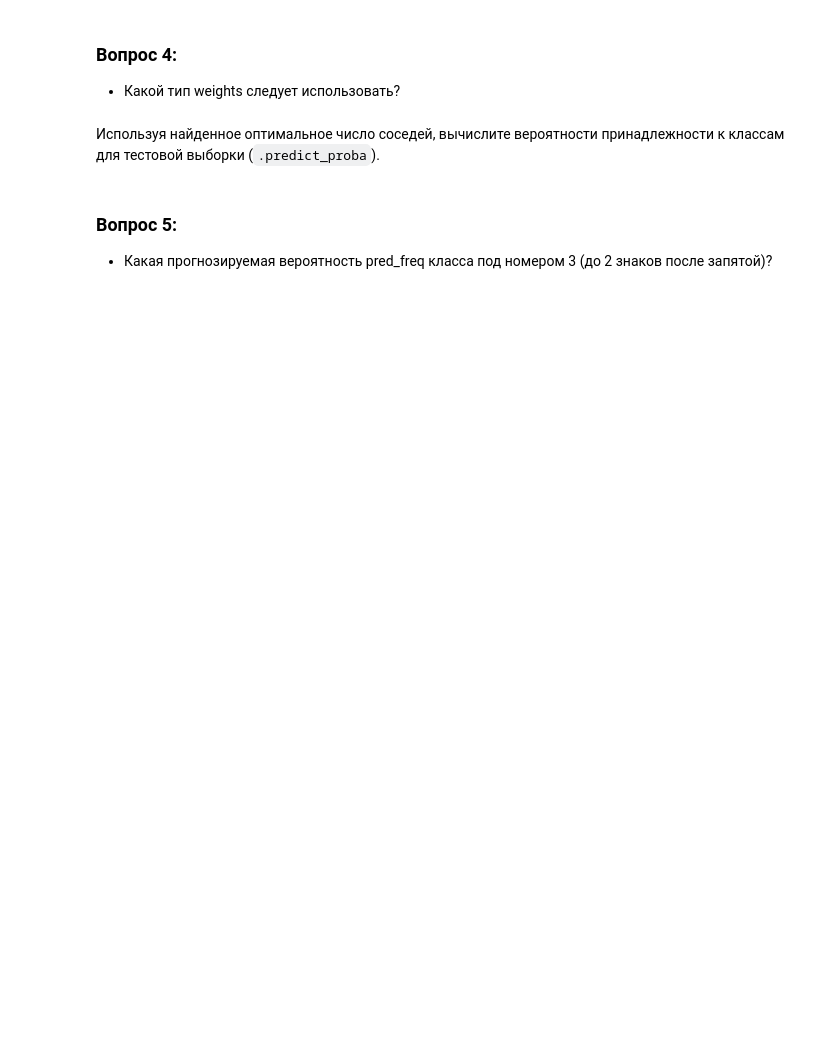
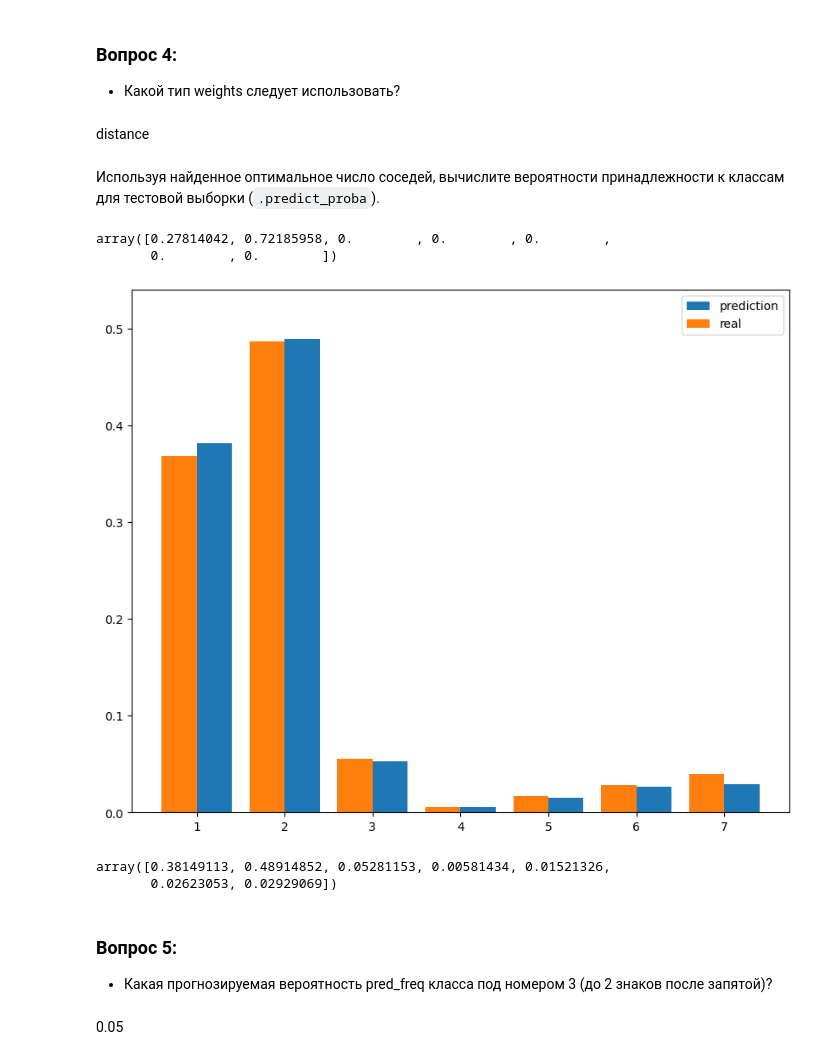
Before and after one commit to alla-bobrova/Deep-Learning-School-MFTI, a Jupyter notebook: 2022/04. KNN/[homework]knn.ipynb, the cells around one changed output. Drawn from its saved outputs; the diff is of its cells as text; code cells hidden in the pictures; blank space fills up the shorter version.

```diff
--- a/2022/04. KNN/[homework]knn.ipynb
+++ b/2022/04. KNN/[homework]knn.ipynb
@@ -38,0 +34,6 @@ FileNotFoundError: [Errno 2] No such file or directory: 'forest_dataset.csv'
+# %%
+# Загрузка данных
+github_url = 'https://raw.githubusercontent.com/alla-bobrova/Deep-Learning-School-MFTI/e95ee92539860c95203e65df727cf677dab3b618/2022/04.%20KNN/forest_dataset.csv'
+
+all_data = pd.read_csv(github_url)
+all_data.head()
@@ -143,6 +168,11 @@ accuracy_score(labels, search.best_estimator_.predict(feature_matrix))
 from sklearn.neighbors import KNeighborsClassifier
 from sklearn.metrics import accuracy_score
 
-clf = # Ваш код здесь
-...
-# Ваш код здесь
+# создание модели
+clf = KNeighborsClassifier()
+# обучение модели
+clf.fit(train_feature_matrix, train_labels)
+# предсказание на тестовой выборке
+y_pred = clf.predict(test_feature_matrix)
+
+accuracy_score(test_labels, y_pred)
@@ -159,7 +193,10 @@ clf = # Ваш код здесь
 * Попробуйте использовать различные стратегии вычисления весов: `[‘uniform’, ‘distance’]`
 # %%
 from sklearn.model_selection import GridSearchCV
-params = # Ваш код здесь
+params = {'n_neighbors': [i for i in range(1, 11)],
+          'weights': ['uniform', 'distance'],
+          'metric': ['manhattan', 'euclidean']}
 
 clf_grid = GridSearchCV(clf, params, cv=5, scoring='accuracy', n_jobs=-1)
-# Теперь обучение. Ваш код здесь
+# запустим поиск
+clf_grid.fit(feature_matrix, labels)
@@ -176,5 +225,7 @@ clf_grid.best_params_
 # %% [markdown]
 ### Вопрос 4:
 * Какой тип weights следует использовать?
+# %% [markdown]
+distance
 # %% [markdown]
 Используя найденное оптимальное число соседей, вычислите вероятности принадлежности к классам для тестовой выборки (`.predict_proba`).
@@ -185,18 +232,34 @@ pred_prob = # Ваш код здесь
+# %%
+optimal_clf=clf_grid.best_estimator_
+optimal_clf.fit(train_feature_matrix, train_labels)
+
+pred_prob = optimal_clf.predict_proba(test_feature_matrix)
+pred_prob[2]
+# %% [output]
+array([0.27814042, 0.72185958, 0.        , 0.        , 0.        ,
+       0.        , 0.        ])
 # %%
 import matplotlib.pyplot as plt
 %matplotlib inline
 import numpy as np
 
 unique, freq = np.unique(test_labels, return_counts=True)
 freq = list(map(lambda x: x / len(test_labels),freq))
 
 pred_freq = pred_prob.mean(axis=0)
 plt.figure(figsize=(10, 8))
 plt.bar(range(1, 8), pred_freq, width=0.4, align="edge", label='prediction')
 plt.bar(range(1, 8), freq, width=-0.4, align="edge", label='real')
 plt.ylim(0, 0.54)
 plt.legend()
 plt.show()
+pred_freq
+# %% [output]
+[figure, added]
+array([0.38149113, 0.48914852, 0.05281153, 0.00581434, 0.01521326,
+       0.02623053, 0.02929069])
 # %% [markdown]
 ### Вопрос 5:
 * Какая прогнозируемая вероятность pred_freq класса под номером 3 (до 2 знаков после запятой)?
+# %% [markdown]
+0.05
```
Also changed, not shown: parts of 14 cells of this notebook.
